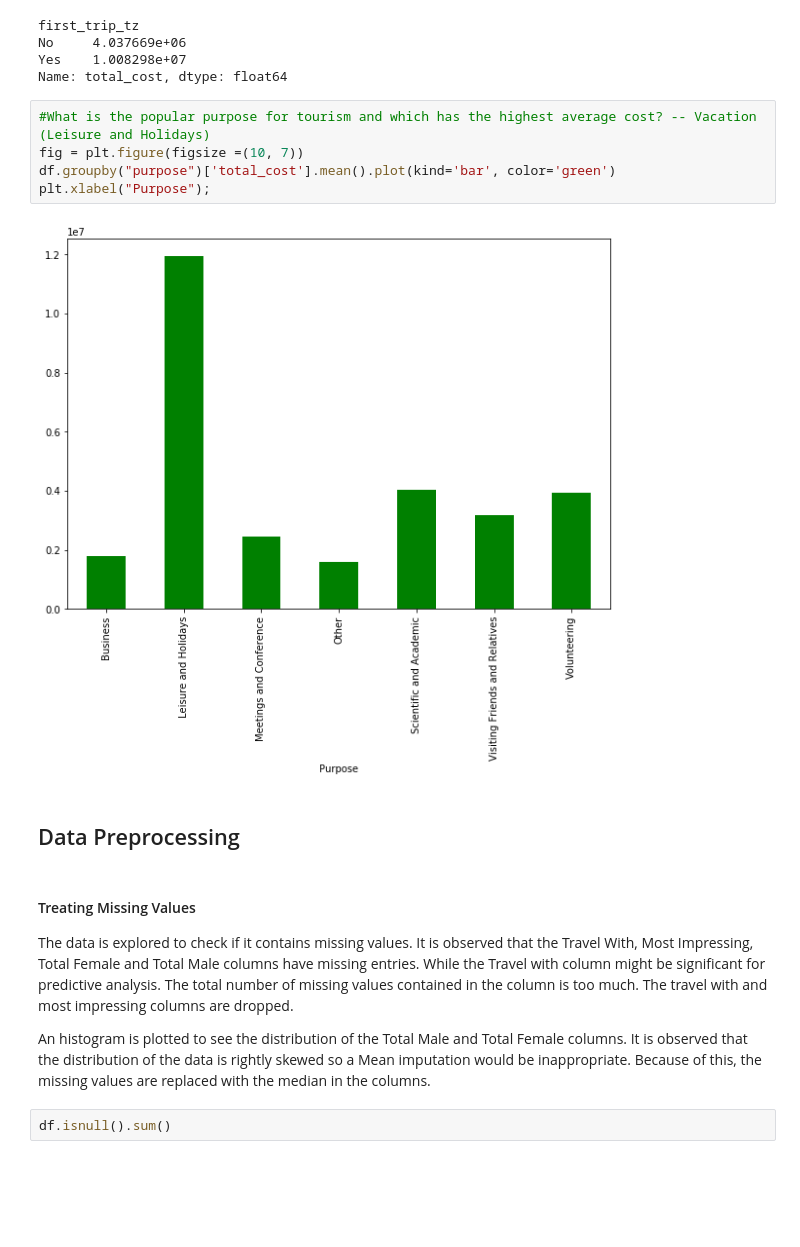
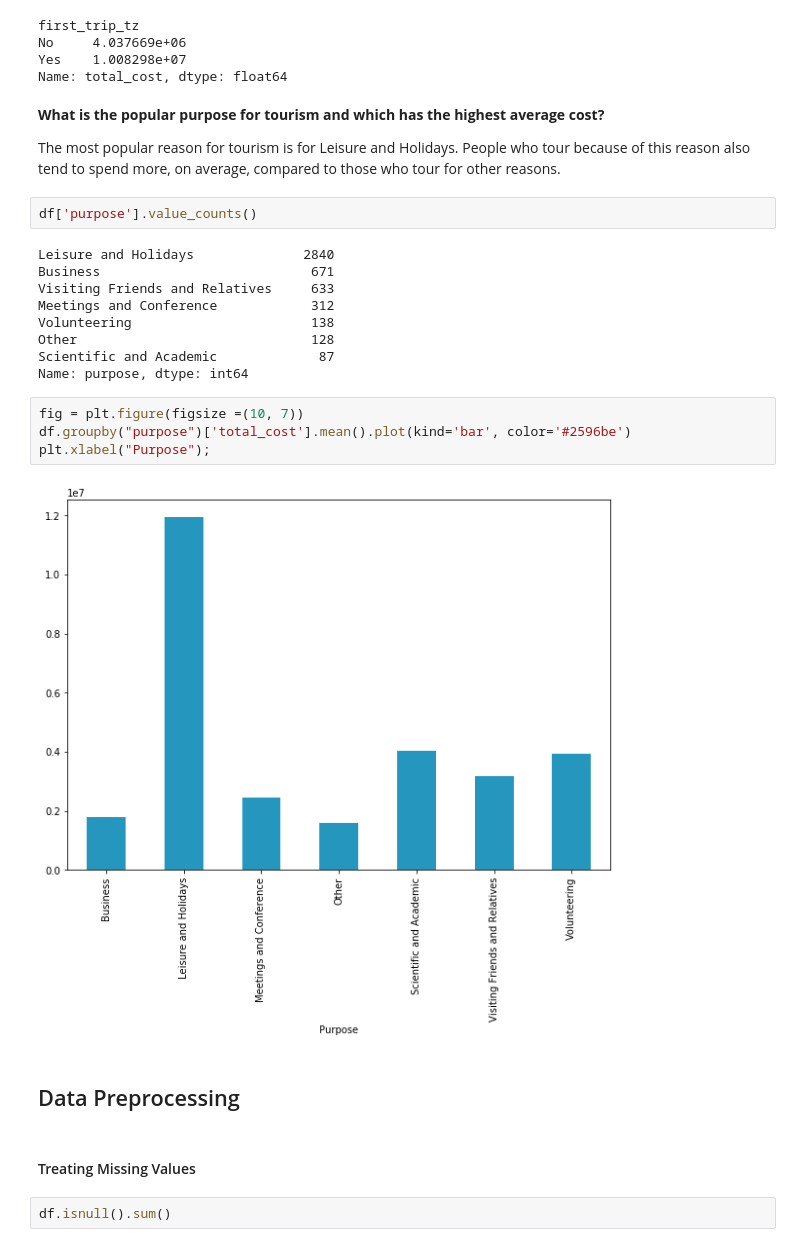
Before and after one commit to awojidetola/Dataline-Competition, a Jupyter notebook: Tanzania.ipynb, the cells around one changed output. Cells and saved outputs as stored; diff of their text form; blank space fills up the shorter version.

```diff
--- a/Tanzania.ipynb
+++ b/Tanzania.ipynb
@@ -364,21 +370,33 @@ first_trip_tz
 No     4.037669e+06
 Yes    1.008298e+07
 Name: total_cost, dtype: float64
+# %% [markdown]
+**What is the popular purpose for tourism and which has the highest average cost?**
+
+The most popular reason for tourism is for Leisure and Holidays. People who tour because of this reason also tend to spend more, on average, compared to those who tour for other reasons.
+# %%
+df['purpose'].value_counts()
+# %% [output]
+Leisure and Holidays              2840
+Business                           671
+Visiting Friends and Relatives     633
+Meetings and Conference            312
+Volunteering                       138
+Other                              128
+Scientific and Academic             87
+Name: purpose, dtype: int64
 # %%
-#What is the popular purpose for tourism and which has the highest average cost? -- Vacation (Leisure and Holidays)
 fig = plt.figure(figsize =(10, 7))
-df.groupby("purpose")['total_cost'].mean().plot(kind='bar', color='green')
+df.groupby("purpose")['total_cost'].mean().plot(kind='bar', color='#2596be')
 plt.xlabel("Purpose");
 # %% [output]
-[figure, old version]
+[figure, new version]
 # %% [markdown]
+<a id='process'></a>
+
 ## Data Preprocessing
-# %% [markdown]
-#### Treating Missing Values
-
-The data is explored to check if it contains missing values. It is observed that the Travel With, Most Impressing, Total Female and Total Male columns have missing entries. While the Travel with column might be significant for predictive analysis. The total number of missing values contained in the column is too much. The travel with and most impressing columns are dropped.
-
-An histogram is plotted to see the distribution of the Total Male and Total Female columns. It is observed that the distribution of the data is rightly skewed so a Mean imputation would be inappropriate. Because of this, the missing values are replaced with the median in the columns.
+# %% [markdown]
+#### Treating Missing Values
 # %%
 df.isnull().sum()
 # %% [output]
```
Also changed, not shown: parts of 33 cells of this notebook, 1 other file.
